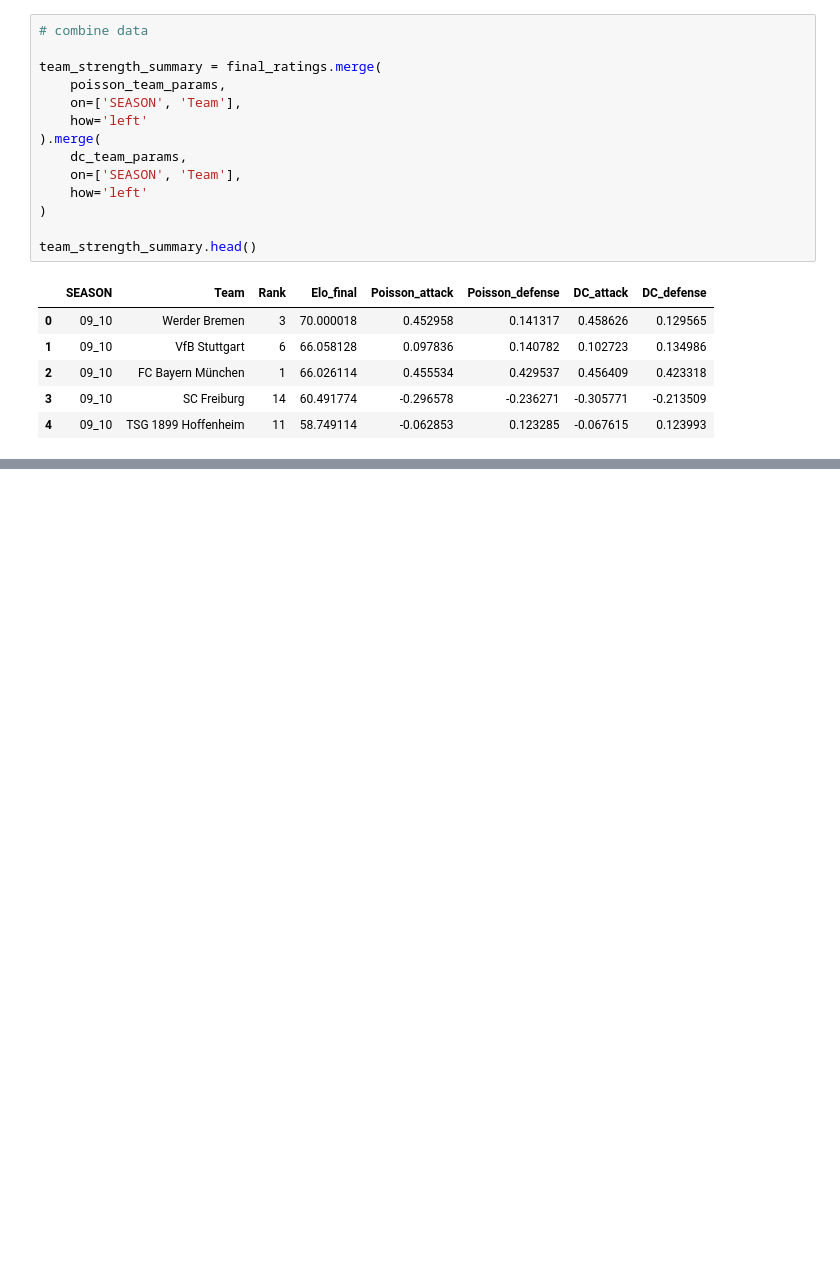
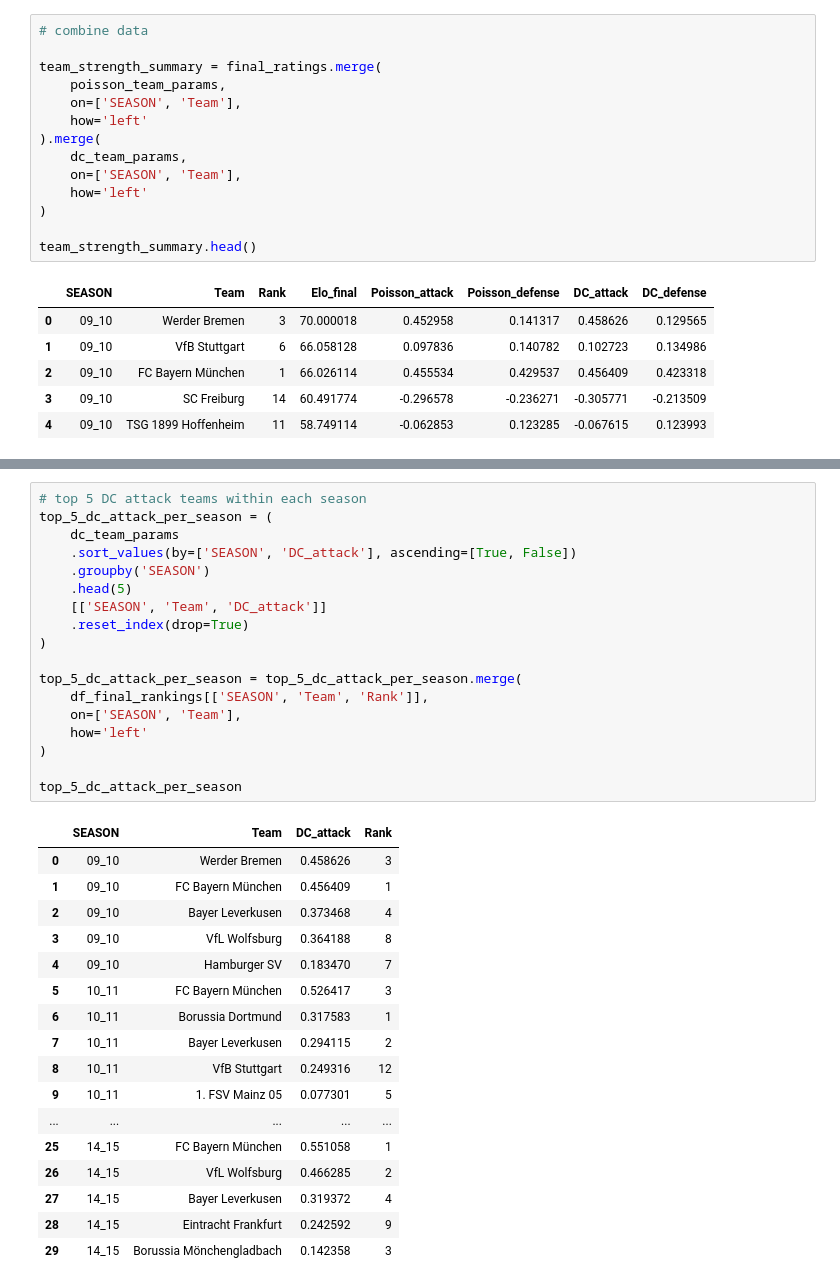
Before and after one commit to Picoalex/template_dsc, a Jupyter notebook: notebooks/02_strength_index.ipynb, the cells around one changed output, grey strips where cells are left out. Saved outputs shown, nothing was run; the diff lists cells and outputs as text; blank space fills up the shorter version.

```diff
--- a/notebooks/02_strength_index.ipynb
+++ b/notebooks/02_strength_index.ipynb
@@ -1152,0 +1312,36 @@ team_strength_summary.head()
+# %%
+# top 5 DC attack teams within each season
+top_5_dc_attack_per_season = (
+    dc_team_params
+    .sort_values(by=['SEASON', 'DC_attack'], ascending=[True, False])
+    .groupby('SEASON')
+    .head(5)
+    [['SEASON', 'Team', 'DC_attack']]
+    .reset_index(drop=True)
+)
+
+top_5_dc_attack_per_season = top_5_dc_attack_per_season.merge(
+    df_final_rankings[['SEASON', 'Team', 'Rank']],
+    on=['SEASON', 'Team'],
+    how='left'
+)
+
+top_5_dc_attack_per_season
+# %% [output]
+|  | SEASON | Team | DC_attack | Rank |
+| 0 | 09_10 | Werder Bremen | 0.458626 | 3 |
+| 1 | 09_10 | FC Bayern München | 0.456409 | 1 |
+| 2 | 09_10 | Bayer Leverkusen | 0.373468 | 4 |
+| 3 | 09_10 | VfL Wolfsburg | 0.364188 | 8 |
+| 4 | 09_10 | Hamburger SV | 0.183470 | 7 |
+| 5 | 10_11 | FC Bayern München | 0.526417 | 3 |
+| 6 | 10_11 | Borussia Dortmund | 0.317583 | 1 |
+| 7 | 10_11 | Bayer Leverkusen | 0.294115 | 2 |
+| 8 | 10_11 | VfB Stuttgart | 0.249316 | 12 |
+| 9 | 10_11 | 1. FSV Mainz 05 | 0.077301 | 5 |
+| ... | ... | ... | ... | ... |
+| 25 | 14_15 | FC Bayern München | 0.551058 | 1 |
+| 26 | 14_15 | VfL Wolfsburg | 0.466285 | 2 |
+| 27 | 14_15 | Bayer Leverkusen | 0.319372 | 4 |
+| 28 | 14_15 | Eintracht Frankfurt | 0.242592 | 9 |
+| 29 | 14_15 | Borussia Mönchengladbach | 0.142358 | 3 |
```
Also changed, not shown: parts of 10 cells of this notebook.
